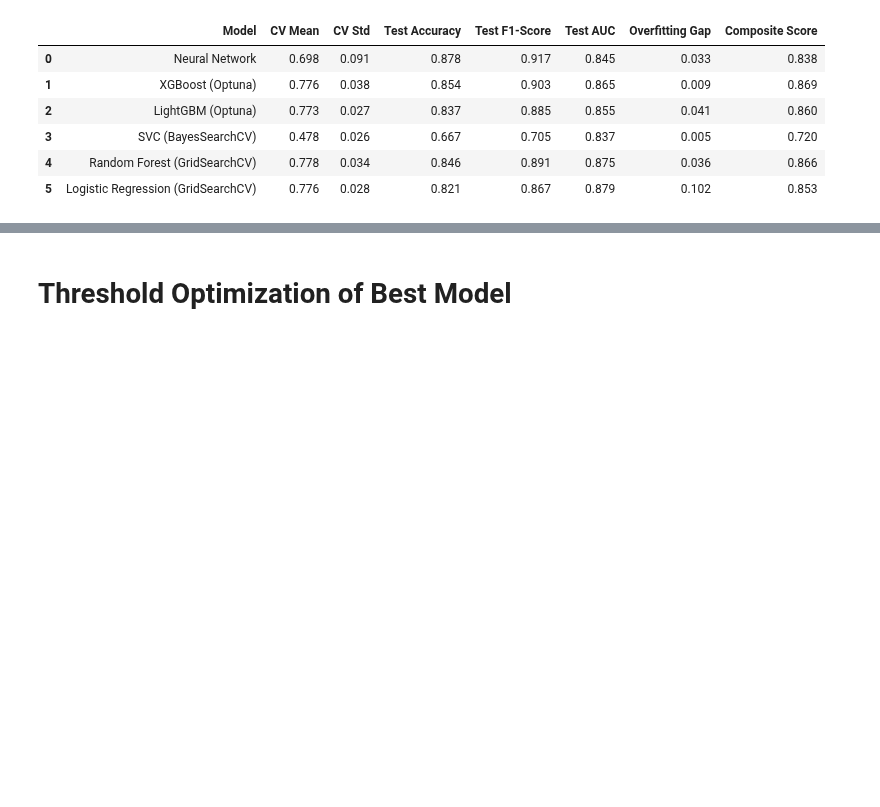
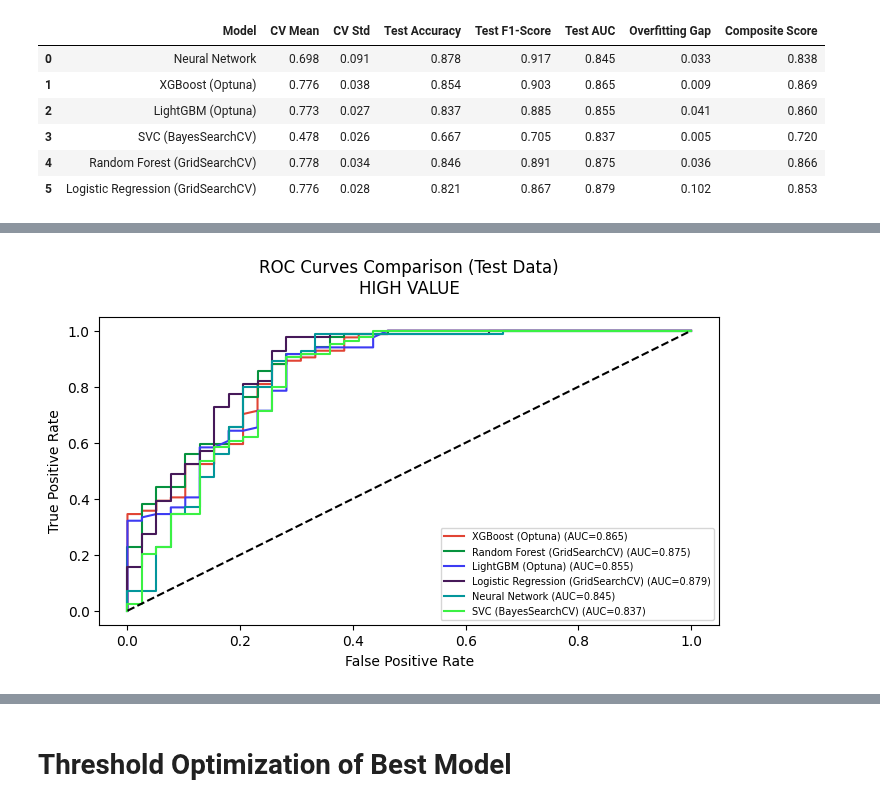
Before and after one commit to tshihab07/Intelligent-Loan-Approval-Prediction-System, a Jupyter notebook: notebookes/model_SelectionAndAnalysis.ipynb, the cells around one changed output, grey strips where cells are left out. Drawn from its saved outputs; the diff is of its cells as text; code cells hidden in the pictures; blank space fills up the shorter version.

```diff
--- a/notebookes/model_SelectionAndAnalysis.ipynb
+++ b/notebookes/model_SelectionAndAnalysis.ipynb
@@ -79,3 +79,13 @@ model_performance = pd.read_csv(model_performance_dir / "a_ModelsPerformance.csv
 cv_scores = pd.read_csv(model_performance_dir / "a_CrossValidationScore.csv")
 model_scores = pd.read_csv(model_performance_dir / "a_ModelsScores.csv")
 overfitting_analysis = pd.read_csv(model_performance_dir / "a_OverfittingAnalysis.csv")
+# %%
+# model name mapping
+model_map = {
+    'Logistic Regression (GridSearchCV)': 'logisticRegression',
+    'Random Forest (GridSearchCV)': 'randomForest',
+    'SVC (BayesSearchCV)': 'svc',
+    'XGBoost (Optuna)': 'xgboost',
+    'LightGBM (Optuna)': 'lightgbm',
+    'Neural Network': 'neuralNetwork'
+}
@@ -150,0 +234,27 @@ display(model_ranking)
+# %%
+""" ROC Curves Comparison (Test Data) - HIGH VALUE """
+
+plt.figure(figsize=(8, 4))
+
+# plot ROC curves data
+colors = ['#E14434', '#06923E', '#3D3BF3', '#461959', "#03969B", "#3BF144"]
+
+for i, row in model_ranking.iterrows():
+    model_name = row['Model']
+    auc_roc = row['AUC-ROC']
+    test_proba_file = model_map[model_name]
+    test_proba = np.load(model_dir /f"{test_proba_file}_testProba.npy")
+    fpr, tpr, _ = roc_curve(y_test, test_proba)
+
+    plt.plot(fpr, tpr, label=f"{model_name} (AUC={auc_roc:.3f})", color=colors[i % len(colors)])
+
+plt.plot([0, 1], [0, 1], 'k--')
+
+# set labels
+plt.xlabel('False Positive Rate')
+plt.ylabel('True Positive Rate')
+plt.title('ROC Curves Comparison (Test Data)\nHIGH VALUE', fontsize=12, y=1.05)
+plt.legend(fontsize=7)
+plt.show()
+# %% [output]
+[figure, added]
```
Also changed, not shown: parts of 12 cells of this notebook.
